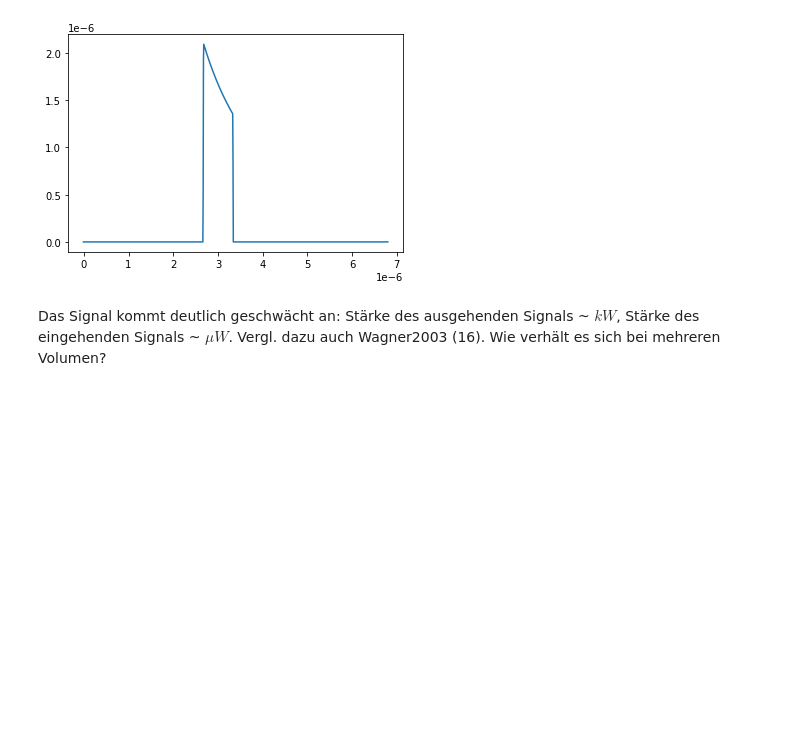
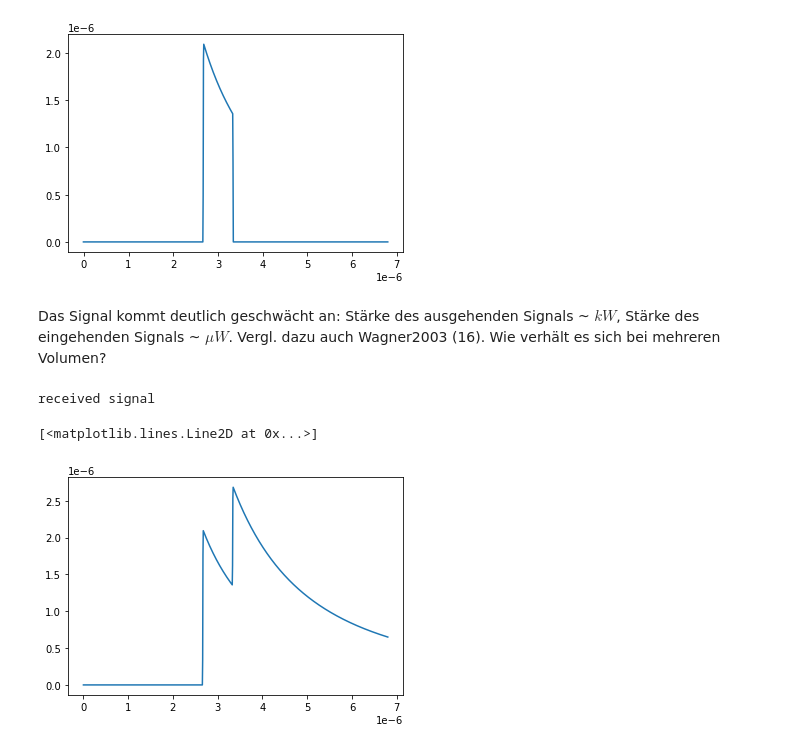
Before and after one commit to graps1/komplexpraktikum-photogrammetrie, a Jupyter notebook: meetings/2020-04-02_wagner_2003.ipynb, the cells around one changed output. Cells and saved outputs as stored; diff of their text form; code cells hidden in the pictures; blank space fills up the shorter version.

```diff
--- a/meetings/2020-04-02_wagner_2003.ipynb
+++ b/meetings/2020-04-02_wagner_2003.ipynb
@@ -19,13 +19,11 @@ import numpy as np
 from sympy import *
 from sympy.abc import tau
 from math import pi
-R,t,tprime,h = symbols("R t tprime h")
+R,t,tprime,h,k,lR = symbols("R t tprime h k lR")
 
 # constants
 # values taken from Wagner2003
 v = 3*10**8 # [m/s]
-R0 = 400 # [m]
-R1 = 500
 pulselength = 10*10**-9 # [s]
 pulseenergy = 100*10**-6 # [J]
 D_E = 0.1 # [m]
@@ -37,11 +35,6 @@ rho_Flaeche = 0.01
 # calculate constant factor from example values
 C = rho_Flaeche*D_E**2/4*eta_SYS*eta_ATM
 
+
 # define sent impulse (rectangle w/ amplitude = pulsepower and signal length = pulselength)
 P_S = Piecewise((0, t<=0), (0, t>pulselength), (pulsepower,True))
-# define & solve indefinite integral
-P_E = C*integrate(1/R**2*P_S.subs(t, t - 2*R/v), R)
-# solve for lower and upper bound (R0/R1) respectively
-result = P_E.subs(R,R1) - P_E.subs(R,R0)
-# print indefinite integral
-P_E
@@ -68,3 +74,38 @@ received signal
 [figure]
 # %% [markdown]
 Das Signal kommt deutlich geschwächt an: Stärke des ausgehenden Signals ~ $kW$, Stärke des eingehenden Signals ~ $\mu W$. Vergl. dazu auch Wagner2003 (16). Wie verhält es sich bei mehreren Volumen?
+# %%
+# calculate constant factor from example values
+C1 = C*0.01
+C2 = C
+C3 = C2*2
+
+R1 = 400
+R2 = 500
+R3 = oo
+
+# define sent impulse (rectangle w/ amplitude = pulsepower and signal length = pulselength)
+P_S = Piecewise((0, t<=0), (0, t>pulselength), (pulsepower,True))
+
+# define & solve indefinite integral
+P_E = integrate(1/R**2*P_S.subs(t, t - 2*R/v), R)
+P_E1 = C1*P_E
+P_E2 = C2*P_E
+P_E3 = C3*P_E
+
+# solve for lower and upper bound (R0/R1) respectively
+result = (  # (P_E1.subs(R,R1) - P_E1.subs(R,0)) # division by 0
+          + (P_E2.subs(R,R2) - P_E2.subs(R,R1))
+          + (P_E3.subs(R,R3) - P_E3.subs(R,R2)))
+
+# visualize received signal
+xs = np.linspace(0,6.8e-06,1000)
+ysr = np.array(list(map(lambda val: result.subs(t,val), xs)))
+yss = np.array(list(map(lambda val: P_S.subs(t,val), xs)))
+
+print("received signal")
+plt.plot(xs,ysr)
+# %% [output]
+received signal
+[<matplotlib.lines.Line2D at 0x...>]
+[figure, added]
```
Also changed, not shown: parts of 9 cells of this notebook, 2 other files.
